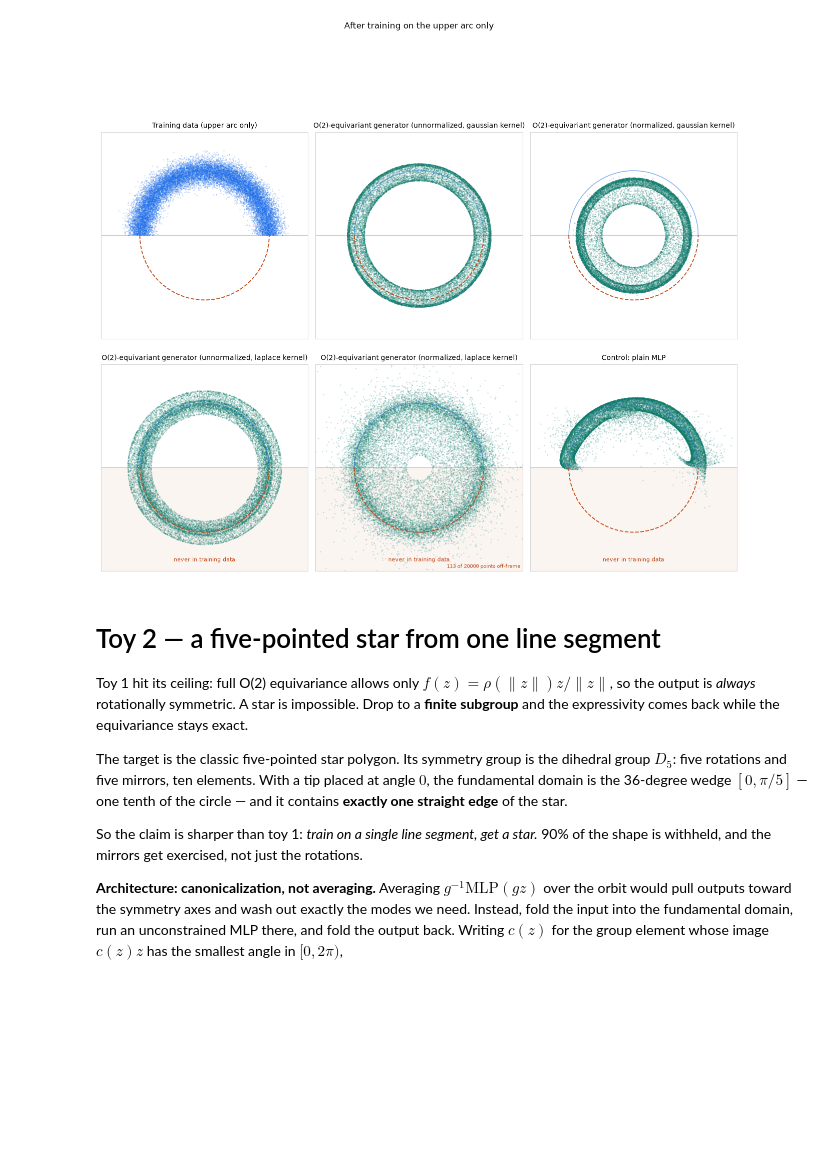
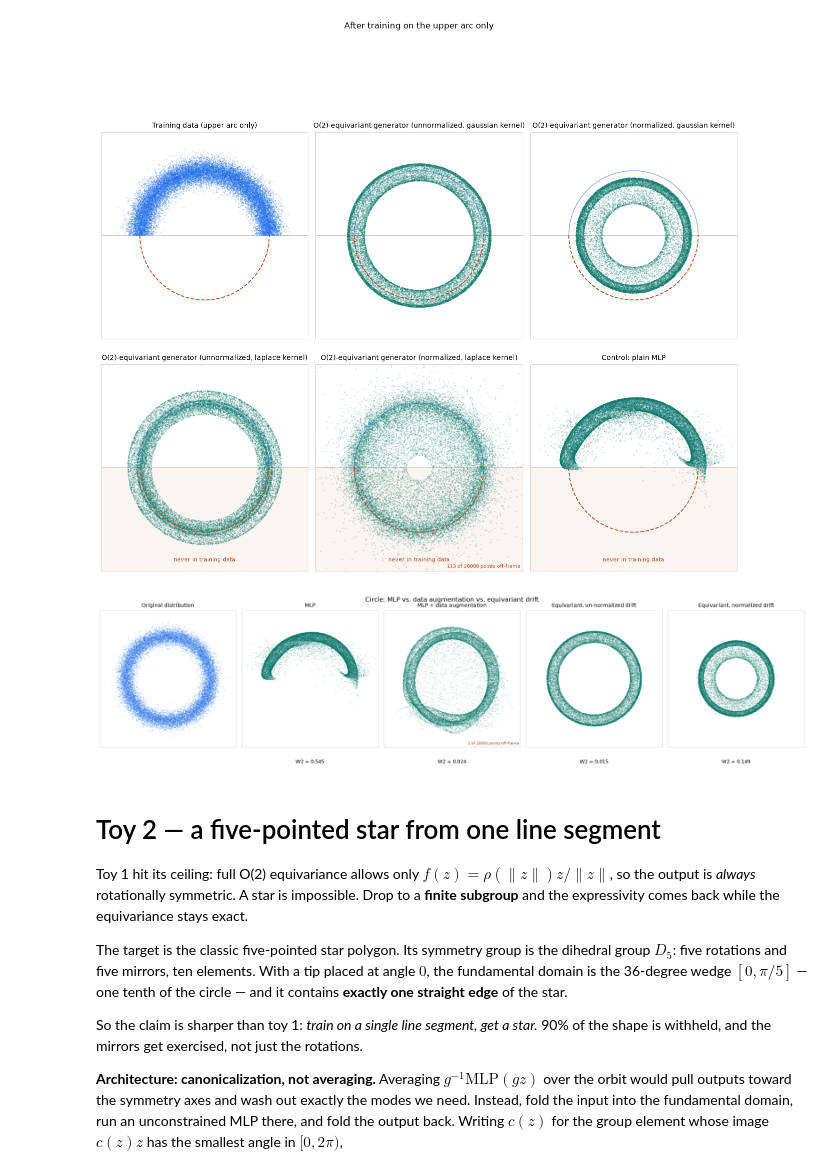
Before and after one commit to daoterog/TokyoDrift, a Jupyter notebook: summarized.ipynb, the cells around one changed output. Saved outputs shown, nothing was run; the diff lists cells and outputs as text; code cells hidden in the pictures; blank space fills up the shorter version.

Commit message:
Added WS and make plots cleaner

```diff
--- a/summarized.ipynb
+++ b/summarized.ipynb
@@ -344,3 +352,26 @@ O2Generator (unnormalized, laplace kernel)
   step   2000   loss 3.966e+02
   step   3000   loss 3.109e+02
   step   4000   loss 3.615e+02
+# %%
+def random_o2(count):
+    """Random O(2) elements: rotations, half of them also reflected."""
+    angle = 2 * math.pi * torch.rand(count, device=device)
+    cos, sin = angle.cos(), angle.sin()
+    g = torch.stack((torch.stack((cos, -sin), -1), torch.stack((sin, cos), -1)), -2)
+    flip = torch.eye(2, device=device) * torch.tensor([1.0, -1.0], device=device)
+    reflect = torch.rand(count, device=device) < 0.5
+    g[reflect] = g[reflect] @ flip
+    return g
+
+
+def sample_train_augmented(count):
+    """Upper arc, randomly rotated/reflected -- the data-augmentation control."""
+    return torch.einsum("nij,nj->ni", random_o2(count), sample_train(count))
+
+
+torch.manual_seed(7)
+control_aug = PlainGenerator().to(device)
+print("PlainGenerator + data augmentation")
+control_aug_history = train(control_aug, sample_target=sample_train_augmented)
+with torch.no_grad():
+    control_aug_samples = control_aug(sample_noise(20_000))
@@ -400,6 +438,30 @@ figure.suptitle("After training on the upper arc only", fontsize=12)
 plt.show()
 # %% [output]
 [figure]
+# %%
+circle_reference = sample_full(20_000)
+
+circle_panels = [
+    ("Original distribution", sample_full(20_000), False),
+    ("MLP", control_samples, True),
+    ("MLP + data augmentation", control_aug_samples, True),
+    ("Equivariant, un-normalized drift", equi_unnorm_gaussian_samples, True),
+    ("Equivariant, normalized drift", equi_norm_gaussian_samples, True),
+]
+
+figure, axes = plt.subplots(1, 5, figsize=(19, 4))
+for ax, (title, points, generated) in zip(axes, circle_panels):
+    scatter(ax, points, GENERATED if generated else SEEN, title)
+    style_axes(ax, limit=1.6, midline=False)
+    if generated:
+        ax.text(0.5, -0.12, f"W2 = {sliced_w2(points, circle_reference):.3f}",
+                transform=ax.transAxes, ha="center", fontsize=9)
+
+figure.tight_layout()
+figure.suptitle("Circle: MLP vs. data augmentation vs. equivariant drift", fontsize=12, y=1.05)
+plt.show()
+# %% [output]
+[figure, added]
 # %% [markdown]
 # Toy 2 — a five-pointed star from one line segment
 
```
Also changed, not shown: parts of 16 cells of this notebook.
